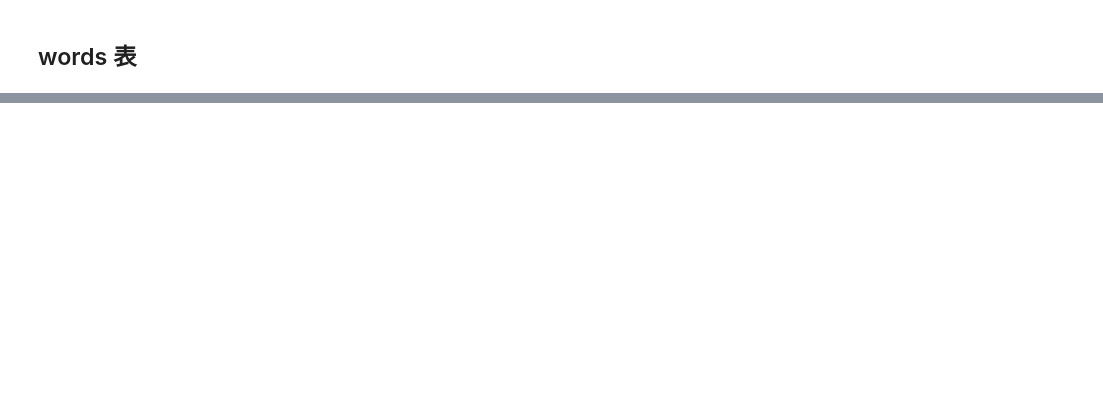
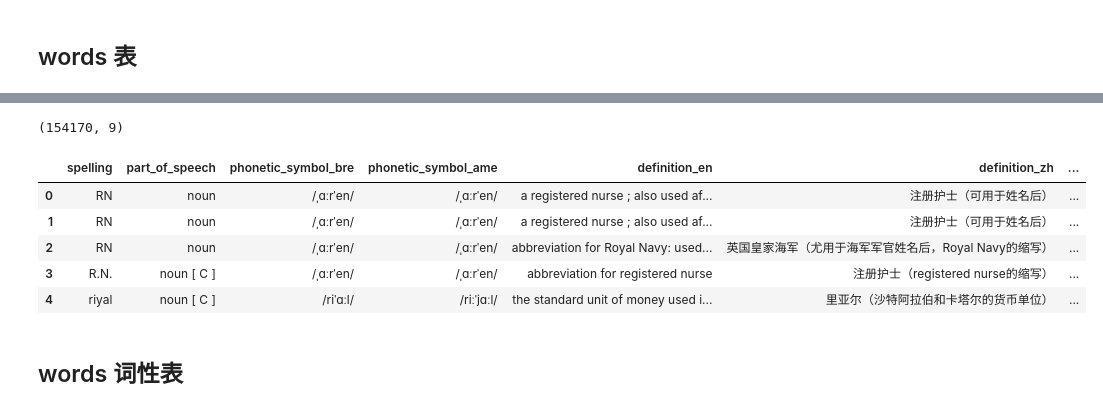
Before and after one commit to ZadenYip/EnLangMemo, a Jupyter notebook: pipeline-data/crawler_to_db_etl.ipynb, the cells around one changed output, grey strips where cells are left out. Drawn from its saved outputs; the diff is of its cells as text; code cells hidden in the pictures; blank space fills up the shorter version.

```diff
--- a/pipeline-data/crawler_to_db_etl.ipynb
+++ b/pipeline-data/crawler_to_db_etl.ipynb
@@ -171,4 +229,18 @@ words_df.head(100)
 # %% [markdown]
 ## words 表
 # %%
+ex_words_tb = words_df[["spelling", "phonetic_symbol_bre", "phonetic_symbol_ame"]]
+
+ex_words_tb = ex_words_tb.drop_duplicates(subset=["spelling"]).reset_index(drop=True)
+
+ex_words_tb.insert(
+    loc=0, column="word_id", value=ex_words_tb["spelling"].apply(lambda x: uuid_v5(x))
+)
+
+ex_words_tb.to_csv(
+    "./ex_words_tb.csv", index=False, encoding="utf-8", lineterminator="\n"
+)
+
+print(ex_words_tb.shape)
+ex_words_tb.head()
 # %% [output]
@@ -175,0 +254,24 @@ ModuleNotFoundError: No module named 'sqlalchemy'
+# %%
+# 回填
+words_df = words_df.merge(
+    ex_words_tb[["spelling", "word_id"]],
+    on="spelling",
+    how="left",
+    validate="many_to_one",
+)
+
+assert_not_blank_just_empty(words_df["word_id"])
+assert_words_df_not_duplicated()
+
+print(words_df.shape)
+words_df.head()
+# %% [output]
+(154170, 9)
+|  | spelling | part_of_speech | phonetic_symbol_bre | phonetic_symbol_ame | definition_en | definition_zh | ... |
+| 0 | RN | noun | /ˌɑːrˈen/ | /ˌɑːrˈen/ | a registered nurse ; also used af... | 注册护士（可用于姓名后） | ... |
+| 1 | RN | noun | /ˌɑːrˈen/ | /ˌɑːrˈen/ | a registered nurse ; also used af... | 注册护士（可用于姓名后） | ... |
+| 2 | RN | noun | /ˌɑːrˈen/ | /ˌɑːrˈen/ | abbreviation for Royal Navy: used... | 英国皇家海军（尤用于海军军官姓名后，Royal Navy的缩写） | ... |
+| 3 | R.N. | noun [ C ] | /ˌɑːrˈen/ | /ˌɑːrˈen/ | abbreviation for registered nurse | 注册护士（registered nurse的缩写） | ... |
+| 4 | riyal | noun [ C ] | /riˈɑːl/ | /riːˈjɑːl/ | the standard unit of money used i... | 里亚尔（沙特阿拉伯和卡塔尔的货币单位） | ... |
+# %% [markdown]
+## words 词性表
```
Also changed, not shown: parts of 16 cells of this notebook, 1 other file.
